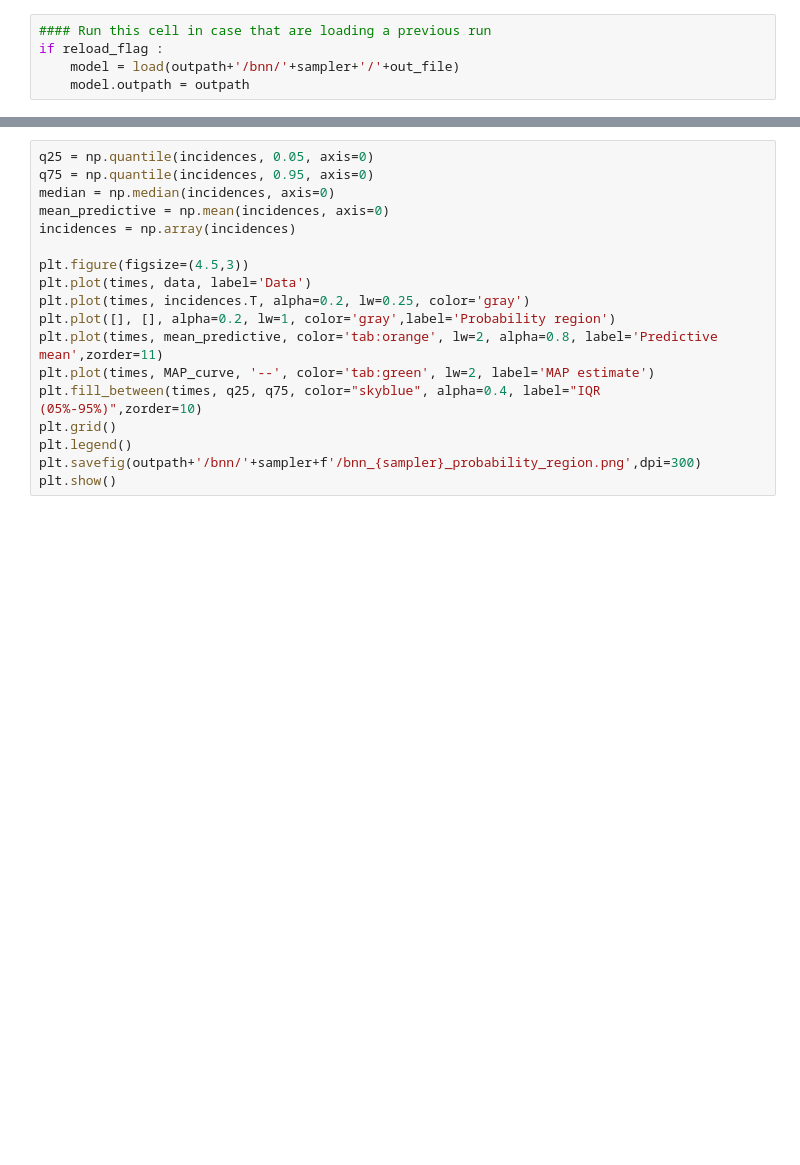
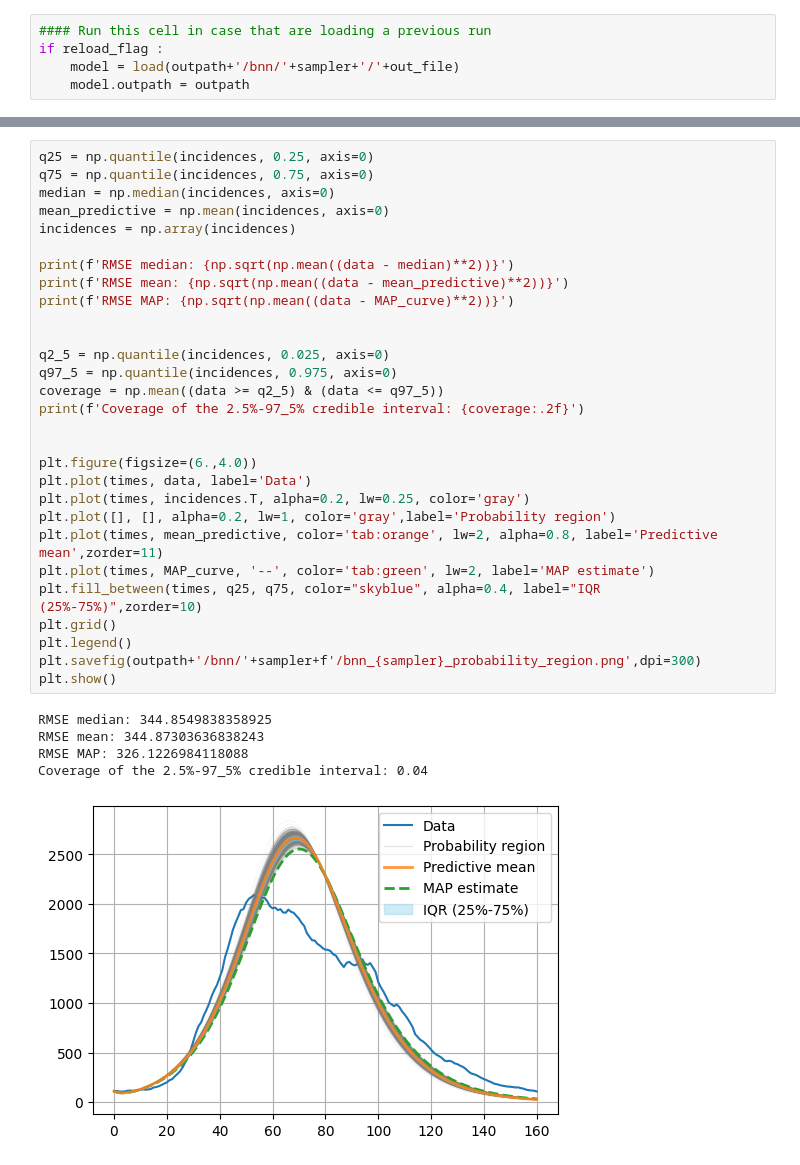
Before and after one commit to AbelPalafox/seir_uq_methods, a Jupyter notebook: main_bnn.ipynb, the cells around one changed output, grey strips where cells are left out. Drawn from its saved outputs; the diff is of its cells as text; blank space fills up the shorter version.

```diff
--- a/main_bnn.ipynb
+++ b/main_bnn.ipynb
@@ -236,21 +216,38 @@ for sample in sampled_data :
 # %%
-q25 = np.quantile(incidences, 0.05, axis=0)
-q75 = np.quantile(incidences, 0.95, axis=0)
+q25 = np.quantile(incidences, 0.25, axis=0)
+q75 = np.quantile(incidences, 0.75, axis=0)
 median = np.median(incidences, axis=0)
 mean_predictive = np.mean(incidences, axis=0)
 incidences = np.array(incidences)
 
-plt.figure(figsize=(4.5,3))
+print(f'RMSE median: {np.sqrt(np.mean((data - median)**2))}')
+print(f'RMSE mean: {np.sqrt(np.mean((data - mean_predictive)**2))}')
+print(f'RMSE MAP: {np.sqrt(np.mean((data - MAP_curve)**2))}')
+
+
+q2_5 = np.quantile(incidences, 0.025, axis=0)
+q97_5 = np.quantile(incidences, 0.975, axis=0)
+coverage = np.mean((data >= q2_5) & (data <= q97_5))
+print(f'Coverage of the 2.5%-97_5% credible interval: {coverage:.2f}')
+
+
+plt.figure(figsize=(6.,4.0))
 plt.plot(times, data, label='Data')
 plt.plot(times, incidences.T, alpha=0.2, lw=0.25, color='gray')
 plt.plot([], [], alpha=0.2, lw=1, color='gray',label='Probability region')
 plt.plot(times, mean_predictive, color='tab:orange', lw=2, alpha=0.8, label='Predictive mean',zorder=11)
 plt.plot(times, MAP_curve, '--', color='tab:green', lw=2, label='MAP estimate')
-plt.fill_between(times, q25, q75, color="skyblue", alpha=0.4, label="IQR (05%-95%)",zorder=10)
+plt.fill_between(times, q25, q75, color="skyblue", alpha=0.4, label="IQR (25%-75%)",zorder=10)
 plt.grid()
 plt.legend()
 plt.savefig(outpath+'/bnn/'+sampler+f'/bnn_{sampler}_probability_region.png',dpi=300)
 plt.show()
+# %% [output]
+RMSE median: 344.8549838358925
+RMSE mean: 344.87303636838243
+RMSE MAP: 326.1226984118088
+Coverage of the 2.5%-97_5% credible interval: 0.04
+[figure, added]
 # %%
 plt.figure()
 plt.plot(np.log(model.data_losses), color='tab:red',  label='Data Loss')
```
Also changed, not shown: parts of 11 cells of this notebook, 9 other files.
